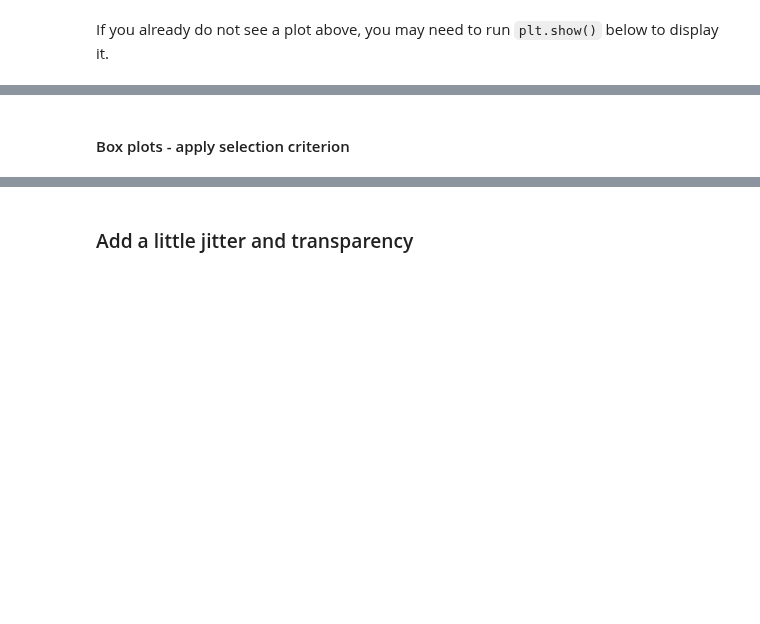
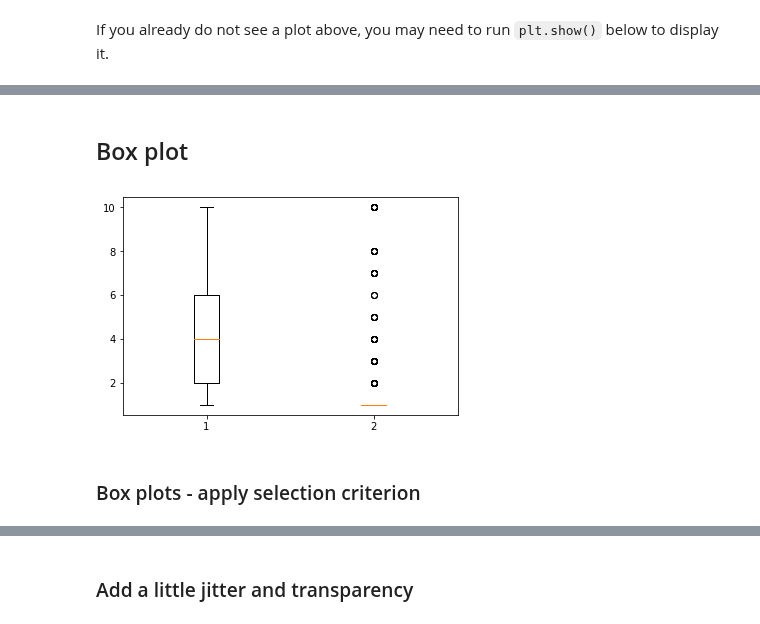
Before and after one commit to subhacom/np_tut_breastcancer, a Jupyter notebook: Wisconsin_breast_cancer_data.ipynb, the cells around one changed output, grey strips where cells are left out. Saved outputs shown, nothing was run; the diff lists cells and outputs as text; code cells hidden in the pictures; blank space fills up the shorter version.

```diff
--- a/Wisconsin_breast_cancer_data.ipynb
+++ b/Wisconsin_breast_cancer_data.ipynb
@@ -643,2 +1071,8 @@ plt.hist(data['csize'])
+# %% [markdown]
+## Box plot
+# %%
+x = plt.boxplot([data['thickness'], data['mitoses']])
+# %% [output]
+[figure, added]
 # %% [markdown]
-#### Box plots - apply selection criterion
+### Box plots - apply selection criterion
```
Also changed, not shown: parts of 123 cells of this notebook, 1 other file.
